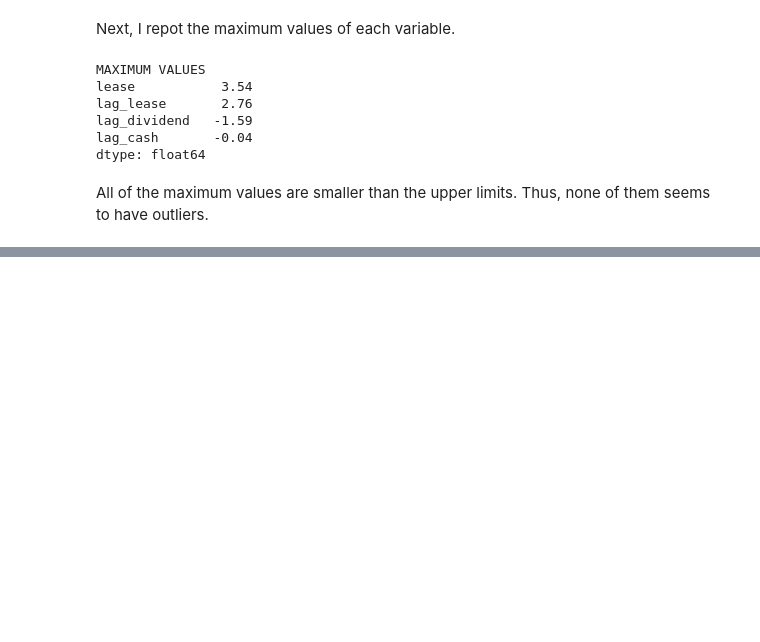
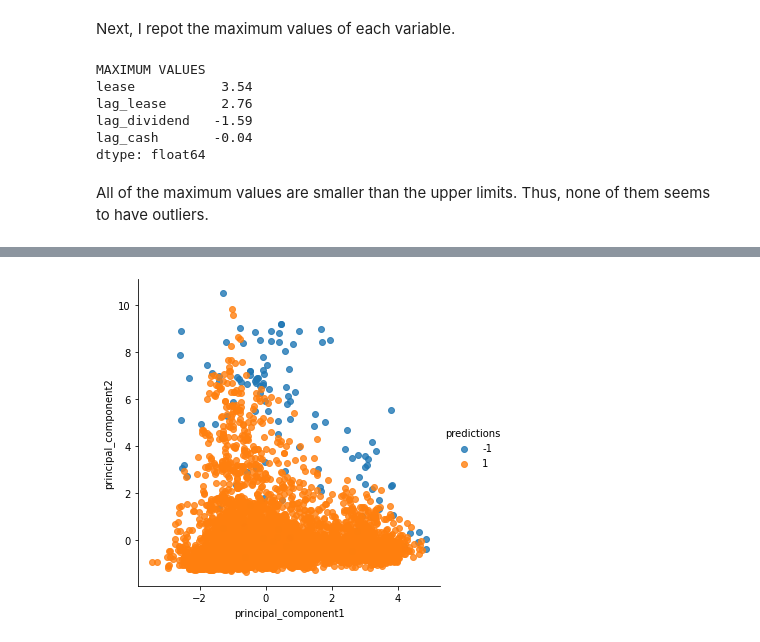
Before and after one commit to youngdataspace/Detect-Outliers-Using-Isolation-Forest, a Jupyter notebook: detect_outliers.ipynb, the cells around one changed output, grey strips where cells are left out. Drawn from its saved outputs; the diff is of its cells as text; code cells hidden in the pictures; blank space fills up the shorter version.

```diff
--- a/detect_outliers.ipynb
+++ b/detect_outliers.ipynb
@@ -171,0 +187,4 @@ All of the maximum values are smaller than the upper limits. Thus, none of them
+# %%
+isf = IsolationForest(contamination=0.02)
+isf.fit(sample_isf)
+predictions = isf.predict(sample_isf)
@@ -171,0 +214,3 @@ All of the maximum values are smaller than the upper limits. Thus, none of them
+# %%
+predictions = pd.DataFrame({'predictions':predictions})
+predictions
@@ -171,0 +243,15 @@ All of the maximum values are smaller than the upper limits. Thus, none of them
+# %%
+# Standardize features
+sample_isf = StandardScaler().fit_transform(sample_isf)
+# %%
+# Conduct PCA
+pca = PCA(n_components=2)                          # The number of components
+principal_comp = pca.fit_transform(sample_isf)     # Conduct dimentionality reduction
+principal_comp
+
+# Create a dataframe and add a column of labels (cluster assignments)
+pca_df = pd.DataFrame(data = principal_comp, columns = ['principal_component1', 'principal_component2'])
+pca_df = pd.concat([pca_df, predictions], axis = 1)      # Add a column of labels
+
+# Show the first 5 firms
+pca_df.head()
@@ -171,0 +265,5 @@ All of the maximum values are smaller than the upper limits. Thus, none of them
+# %%
+sns.lmplot(x='principal_component1', y='principal_component2', hue='predictions', data=pca_df, fit_reg=False)
+plt.show()
+# %% [output]
+[figure, added]
```
Also changed, not shown: parts of 12 cells of this notebook.
